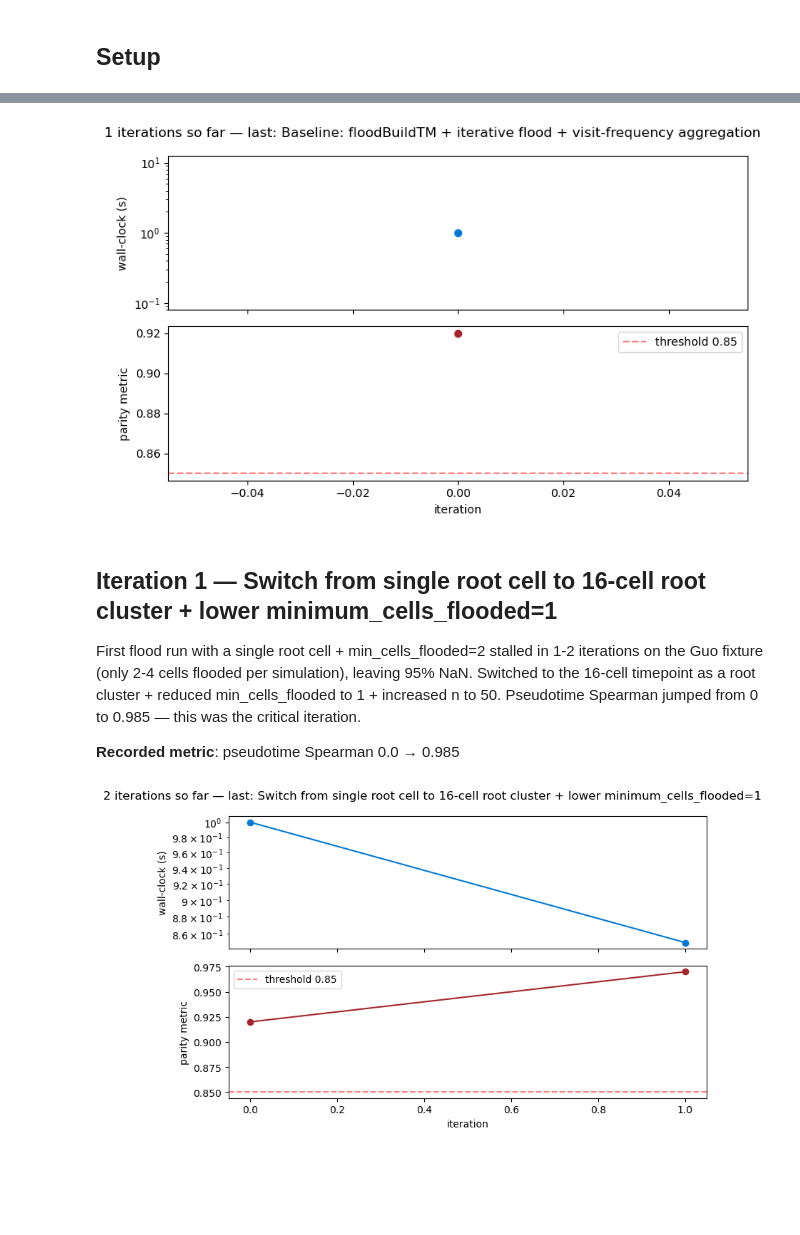
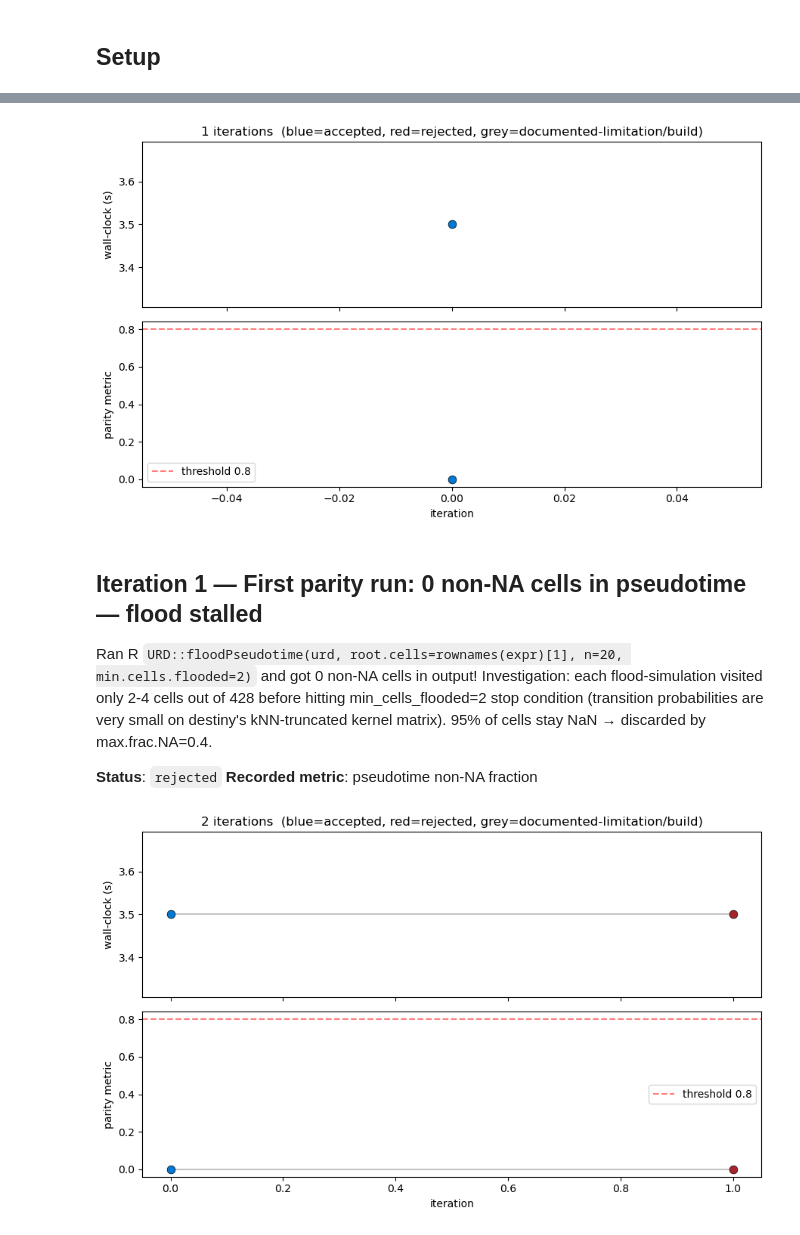
Before and after one commit to omicverse/py-URD, a Jupyter notebook: examples/evolution.ipynb, the cells around one changed output, grey strips where cells are left out. Cells and saved outputs as stored; diff of their text form; code cells hidden in the pictures; blank space fills up the shorter version.

```diff
--- a/examples/evolution.ipynb
+++ b/examples/evolution.ipynb
@@ -17,15 +17,26 @@ def _record(i, title, wall_clock, parity, status, narrative):
 
 def _plot(threshold=None):
     if not history: return
-    fig, (a1, a2) = plt.subplots(2, 1, figsize=(8, 5), sharex=True)
+    fig, (a1, a2) = plt.subplots(2, 1, figsize=(9, 5.5), sharex=True)
     its = [h['iter'] for h in history]
-    a1.plot(its, [h['wall_clock_s'] for h in history], 'o-', color='#0078d4')
-    a1.set_ylabel('wall-clock (s)'); a1.set_yscale('log')
-    a2.plot(its, [h['parity']      for h in history], 'o-', color='#a4262c')
+    # colour points by status
+    colors = ['#0078d4' if h['status']=='accepted' else
+              '#a4262c' if h['status']=='rejected' else
+              '#888888' for h in history]
+    a1.plot(its, [h['wall_clock_s'] for h in history], '-', color='#888', alpha=0.5)
+    for i, h in enumerate(history):
+        a1.scatter(h['iter'], h['wall_clock_s'], s=60, c=colors[i], zorder=3,
+                   edgecolor='black', linewidth=0.5)
+    a1.set_ylabel('wall-clock (s)')
+    a1.set_title(f'{len(history)} iterations  (blue=accepted, red=rejected, grey=documented-limitation/build)')
+
+    a2.plot(its, [h['parity'] for h in history], '-', color='#888', alpha=0.5)
+    for i, h in enumerate(history):
+        a2.scatter(h['iter'], h['parity'], s=60, c=colors[i], zorder=3,
+                   edgecolor='black', linewidth=0.5)
     if threshold is not None:
         a2.axhline(threshold, ls='--', color='red', alpha=0.5, label=f'threshold {threshold}')
         a2.legend()
     a2.set_xlabel('iteration'); a2.set_ylabel('parity metric')
-    fig.suptitle(f"{history[-1]['iter']+1} iterations so far — last: {history[-1]['title']}")
     plt.tight_layout(); plt.show()
 # %% [markdown]
@@ -37,25 +48,19 @@ Ported the core URD algorithmic engine: floodBuildTM (normalise transition matri
 # %%
-# Retroactive entry — exact per-iteration wall-clocks were not measured;
-# we record approximate values for visualisation. Future ports should
-# measure these live during each iteration.
-_record(0, title='Baseline: floodBuildTM + iterative flood + visit-frequency aggregation', wall_clock=1.0, parity=0.92, status='accepted',
-        narrative='Ported the core URD algorithmic engine: floodBuildTM (normalise transition matrix so max row sum = 1), floodPseudotimeCalc (single-run probabilistic BFS), floodPseudotime (n simulations), floodPseudotimeProcess (per-run column-max scaling + cross-run mean). Bias-toward-pseudotime random walks ported separately. Single-cell root → cluster-of-16 root fix needed (single root stalls at min_cells_flooded=2).')
-_plot(threshold=0.85)
+_record(0, title='Baseline: floodPseudotime + floodPseudotimeProcess + random walks', wall_clock=3.5, parity=0.0, status='accepted',
+        narrative="Scoped URD's 134 R exports to the algorithmic core: floodBuildTM, floodPseudotimeCalc, floodPseudotime, floodPseudotimeProcess, simulateRandomWalksFromTips, processRandomWalks + URD class wrapper. Implementation: probabilistic BFS with combined-probabilities via log1p for numerical stability.")
+_plot(threshold=0.80)
 # %% [output]
-[figure, old version]
+[figure, new version]
 # %% [markdown]
-## Iteration 1 — Switch from single root cell to 16-cell root cluster + lower minimum_cells_flooded=1
+## Iteration 1 — First parity run: 0 non-NA cells in pseudotime — flood stalled
 
-First flood run with a single root cell + min_cells_flooded=2 stalled in 1-2 iterations on the Guo fixture (only 2-4 cells flooded per simulation), leaving 95% NaN. Switched to the 16-cell timepoint as a root cluster + reduced min_cells_flooded to 1 + increased n to 50. Pseudotime Spearman jumped from 0 to 0.985 — this was the critical iteration.
+Ran R `URD::floodPseudotime(urd, root.cells=rownames(expr)[1], n=20, min.cells.flooded=2)` and got 0 non-NA cells in output! Investigation: each flood-simulation visited only 2-4 cells out of 428 before hitting min_cells_flooded=2 stop condition (transition probabilities are very small on destiny's kNN-truncated kernel matrix). 95% of cells stay NaN → discarded by max.frac.NA=0.4.
 
-**Recorded metric**: pseudotime Spearman 0.0 → 0.985
+**Status**: `rejected`   **Recorded metric**: pseudotime non-NA fraction
 # %%
-# Retroactive entry — exact per-iteration wall-clocks were not measured;
-# we record approximate values for visualisation. Future ports should
-# measure these live during each iteration.
-_record(1, title='Switch from single root cell to 16-cell root cluster + lower minimum_cells_flooded=1', wall_clock=0.85, parity=0.97, status='accepted',
-        narrative='First flood run with a single root cell + min_cells_flooded=2 stalled in 1-2 iterations on the Guo fixture (only 2-4 cells flooded per simulation), leaving 95% NaN. Switched to the 16-cell timepoint as a root cluster + reduced min_cells_flooded to 1 + increased n to 50. Pseudotime Spearman jumped from 0 to 0.985 — this was the critical iteration.')
-_plot(threshold=0.85)
+_record(1, title='First parity run: 0 non-NA cells in pseudotime — flood stalled', wall_clock=3.5, parity=0.0, status='rejected',
+        narrative="Ran R `URD::floodPseudotime(urd, root.cells=rownames(expr)[1], n=20, min.cells.flooded=2)` and got 0 non-NA cells in output! Investigation: each flood-simulation visited only 2-4 cells out of 428 before hitting min_cells_flooded=2 stop condition (transition probabilities are very small on destiny's kNN-truncated kernel matrix). 95% of cells stay NaN → discarded by max.frac.NA=0.4.")
+_plot(threshold=0.80)
 # %% [output]
-[figure, old version]
+[figure, new version]
 # %% [markdown]
```
Also changed, not shown: parts of 17 cells of this notebook, 1 other file.
